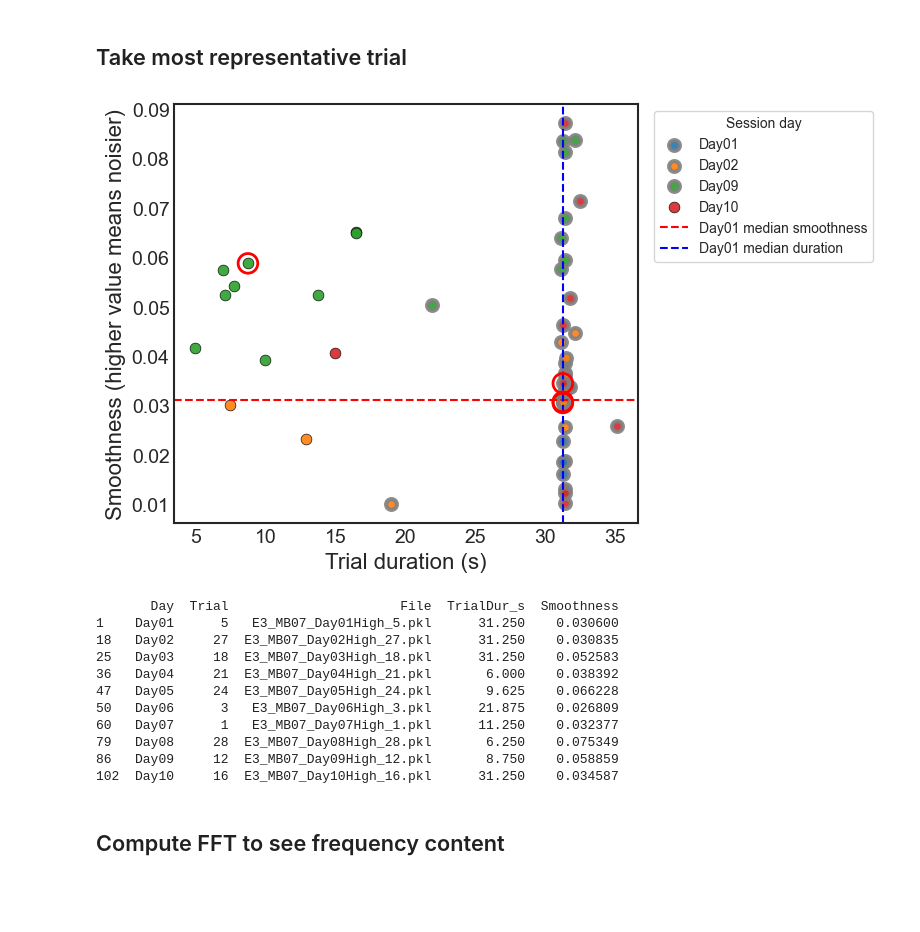
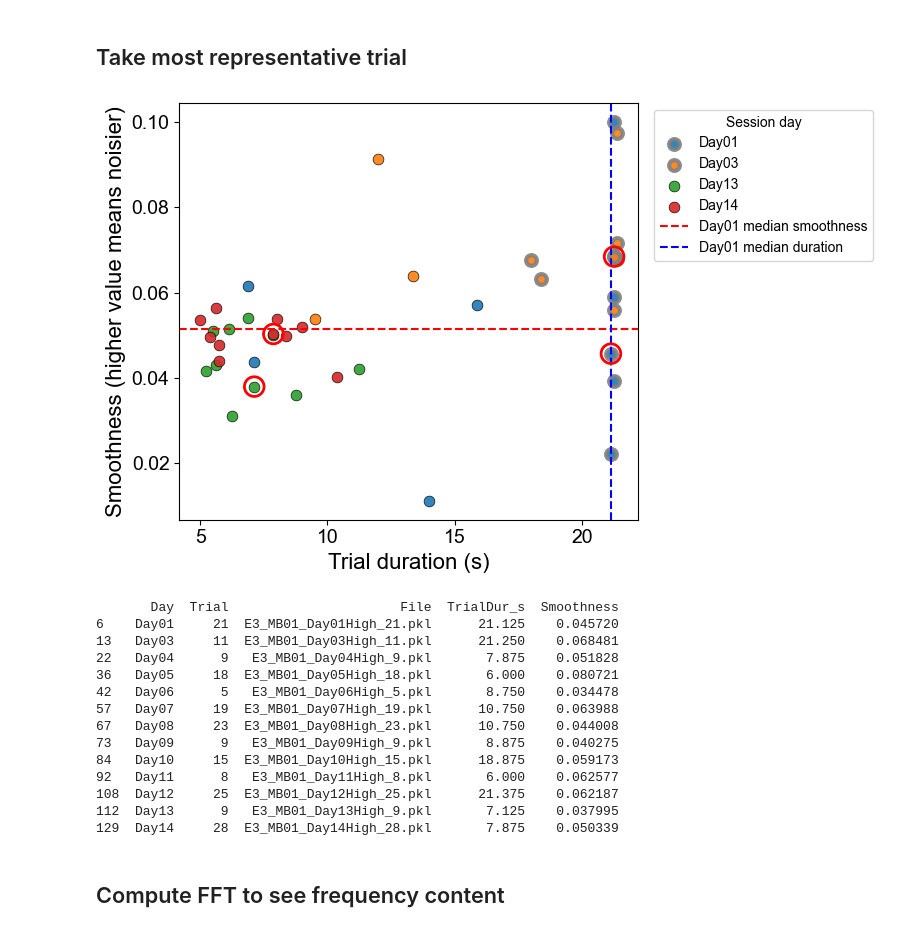
Before and after one commit to natmtc/flexible-motoneuron-control, a Jupyter notebook: Experimental_data_analysis_test.ipynb, the cells around one changed output. Saved outputs shown, nothing was run; the diff lists cells and outputs as text; code cells hidden in the pictures; blank space fills up the shorter version.

```diff
--- a/Experimental_data_analysis_test.ipynb
+++ b/Experimental_data_analysis_test.ipynb
@@ -941,7 +944,7 @@ def trial_success_rate_per_day(directory_path, fsamp=2048, success_thresh=17.0):
     return results
 
 
-results = trial_success_rate_per_day('/Users/nmt121/Desktop/DATA/S7/', fsamp=2048)
+results = trial_success_rate_per_day('/Users/nmt121/Desktop/DATA/S1/', fsamp=2048)
 
 for day, stats in results.items():
     print(f"{day}: {stats['success_rate']:.1f}% ({stats['n_success']}/{stats['n_total']})")
@@ -1102,46 +1108,49 @@ def duration_vs_smoothness_scatter_with_median(directory_path, fsamp=2048, high_
 
     # Median lines for the FIRST plotted day
     first_day = sorted(days_to_plot)[0]
     median_smoothness_first = df_plot[df_plot["Day"] == first_day]["Smoothness"].median()
     median_dur_first = df_plot[df_plot["Day"] == first_day]["TrialDur_s"].median()
     ax.axhline(median_smoothness_first, ls="--", color="red", lw=1.5, label=f"{first_day} median smoothness")
     ax.axvline(median_dur_first, ls="--", color="blue", lw=1.5, label=f"{first_day} median duration")
 
     ax.set_xlabel("Trial duration (s)")
     ax.set_ylabel("Smoothness (higher value means noisier)")
     ax.legend(title="Session day", bbox_to_anchor=(1.02,1), loc="upper left")
     ax.tick_params(axis='both', which='minor', length=4, width=1, color='black')
 
     plt.tight_layout()
     if save_path:
         plt.savefig(save_path, dpi=300, bbox_inches="tight")
     plt.show()
 
     # Print ALL selected (not just the 4)
     print(selected_all)
     return df_all, selected_all
 
 
 
 # Example:
 df, selected = duration_vs_smoothness_scatter_with_median(
-    '/Users/nmt121/Desktop/DATA/S7/', fsamp=2048, high_freq_threshold=5.0,
+    '/Users/nmt121/Desktop/DATA/S1/', fsamp=2048, high_freq_threshold=5.0,
     keep_first_last=True, annotate=True,
     save_path="/Users/nmt121/Desktop/Figures/dur_vs_smoothness_S7.pdf"
 )
 # %% [output]
-[figure, old version]
+[figure, new version]
        Day  Trial                      File  TrialDur_s  Smoothness
-1    Day01      5   E3_MB07_Day01High_5.pkl      31.250    0.030600
-18   Day02     27  E3_MB07_Day02High_27.pkl      31.250    0.030835
-25   Day03     18  E3_MB07_Day03High_18.pkl      31.250    0.052583
-36   Day04     21  E3_MB07_Day04High_21.pkl       6.000    0.038392
-47   Day05     24  E3_MB07_Day05High_24.pkl       9.625    0.066228
-50   Day06      3   E3_MB07_Day06High_3.pkl      21.875    0.026809
-60   Day07      1   E3_MB07_Day07High_1.pkl      11.250    0.032377
-79   Day08     28  E3_MB07_Day08High_28.pkl       6.250    0.075349
-86   Day09     12  E3_MB07_Day09High_12.pkl       8.750    0.058859
-102  Day10     16  E3_MB07_Day10High_16.pkl      31.250    0.034587
+6    Day01     21  E3_MB01_Day01High_21.pkl      21.125    0.045720
+13   Day03     11  E3_MB01_Day03High_11.pkl      21.250    0.068481
+22   Day04      9   E3_MB01_Day04High_9.pkl       7.875    0.051828
+36   Day05     18  E3_MB01_Day05High_18.pkl       6.000    0.080721
+42   Day06      5   E3_MB01_Day06High_5.pkl       8.750    0.034478
+57   Day07     19  E3_MB01_Day07High_19.pkl      10.750    0.063988
+67   Day08     23  E3_MB01_Day08High_23.pkl      10.750    0.044008
+73   Day09      9   E3_MB01_Day09High_9.pkl       8.875    0.040275
+84   Day10     15  E3_MB01_Day10High_15.pkl      18.875    0.059173
+92   Day11      8   E3_MB01_Day11High_8.pkl       6.000    0.062577
+108  Day12     25  E3_MB01_Day12High_25.pkl      21.375    0.062187
+112  Day13      9   E3_MB01_Day13High_9.pkl       7.125    0.037995
+129  Day14     28  E3_MB01_Day14High_28.pkl       7.875    0.050339
 # %% [markdown]
 ## Compute FFT to see frequency content
 # %%
```
Also changed, not shown: parts of 15 cells of this notebook, 2 other files.
